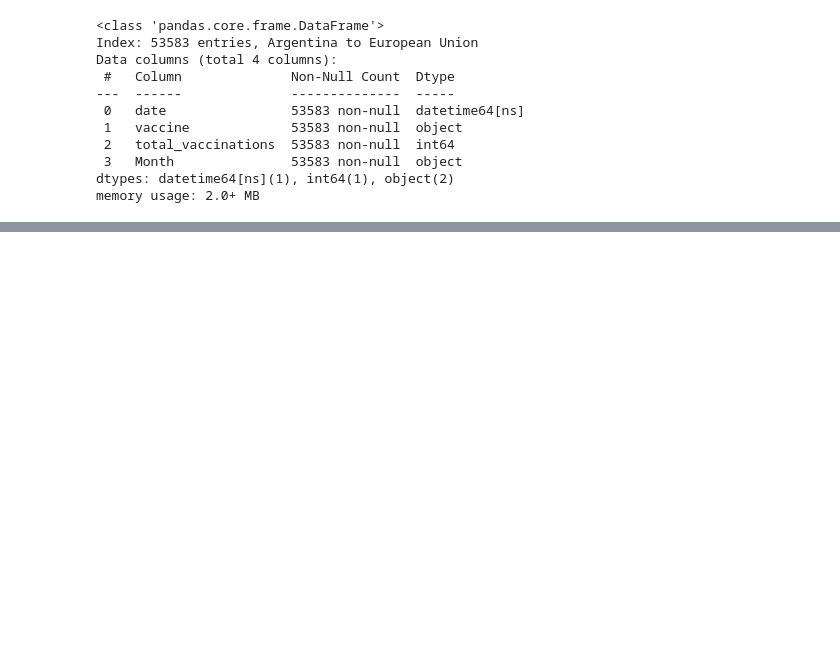
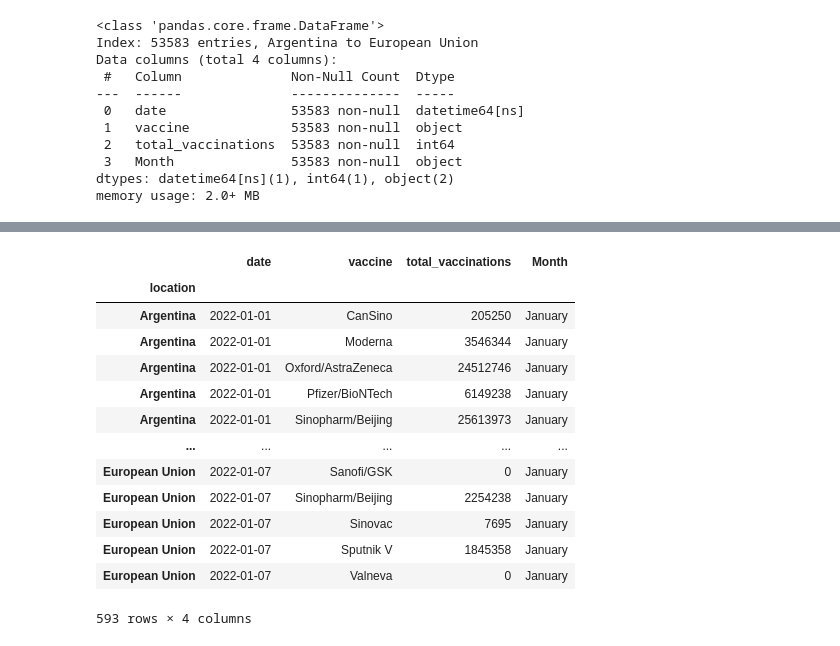
Before and after one commit to gyleodhis/rabetafrica, a Jupyter notebook: dev_book.ipynb, the cells around one changed output, grey strips where cells are left out. Saved outputs shown, nothing was run; the diff lists cells and outputs as text; code cells hidden in the pictures; blank space fills up the shorter version.

```diff
--- a/dev_book.ipynb
+++ b/dev_book.ipynb
@@ -215,3 +230,21 @@ df_this_month()
+# %%
+yydf_vax=covid_vaccine()[covid_vaccine()['date'].between('2022-01-01','2022-01-07')]
+yydf_vax
+# %% [output]
+|  | date | vaccine | total_vaccinations | Month |
+| location |  |  |  |  |
+| Argentina | 2022-01-01 | CanSino | 205250 | January |
+| Argentina | 2022-01-01 | Moderna | 3546344 | January |
+| Argentina | 2022-01-01 | Oxford/AstraZeneca | 24512746 | January |
+| Argentina | 2022-01-01 | Pfizer/BioNTech | 6149238 | January |
+| Argentina | 2022-01-01 | Sinopharm/Beijing | 25613973 | January |
+| ... | ... | ... | ... | ... |
+| European Union | 2022-01-07 | Sanofi/GSK | 0 | January |
+| European Union | 2022-01-07 | Sinopharm/Beijing | 2254238 | January |
+| European Union | 2022-01-07 | Sinovac | 7695 | January |
+| European Union | 2022-01-07 | Sputnik V | 1845358 | January |
+| European Union | 2022-01-07 | Valneva | 0 | January |
+593 rows × 4 columns
 # %%
 """Last 30 days vaccination stats"""
 def last_two_months():
```
Also changed, not shown: parts of 12 cells of this notebook, 1 other file.
